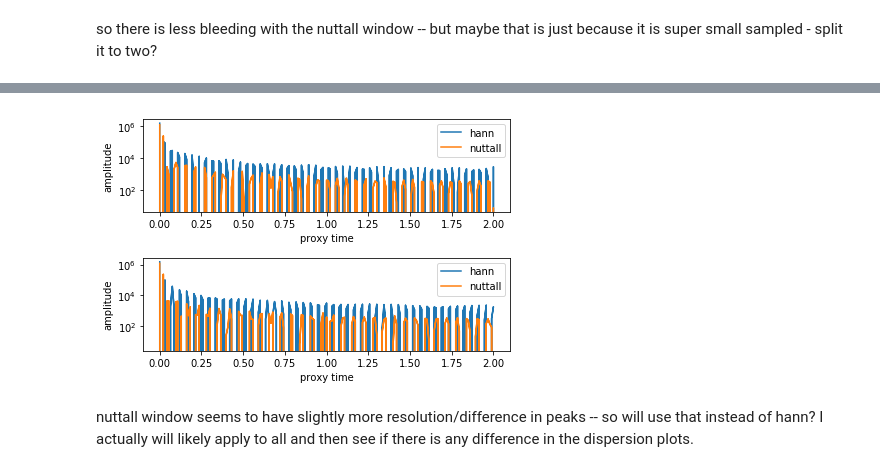
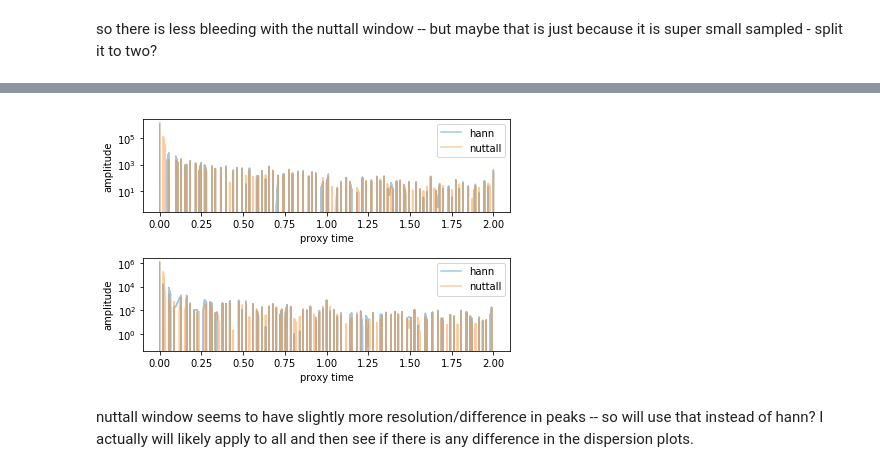
Before and after one commit to csyhuang/python-climate-data-processing, a Jupyter notebook: submission_from_claire/40.5N-processing/windowing_tests.ipynb, the cells around one changed output, grey strips where cells are left out. Cells and saved outputs as stored; diff of their text form; code cells hidden in the pictures.

```diff
--- a/submission_from_claire/40.5N-processing/windowing_tests.ipynb
+++ b/submission_from_claire/40.5N-processing/windowing_tests.ipynb
@@ -305,7 +316,7 @@ for col in range(2):
             count = col
 
         plt.subplot(2,2,1 + count + row)
-        plt.plot(fftfreq(M,0.25), ffts2[col][row])
+        plt.plot(np.abs(fftfreq(M,0.25)), ffts2[col][row])
         plt.title(windows_list[1+col])
         plt.yscale("log")
         plt.xlabel("proxy time")
@@ -317,0 +329,38 @@ plt.show()
+# %%
+plt.clf()
+
+for row in range(2):
+    for col in range(3):
+        if row > 0:
+            count = col + 3
+        else:
+            count = col
+
+        plt.subplot(2,3,1+count)
+        plt.plot(np.abs(fftfreq(M, 0.15)), ffts[row][col])
+        plt.title(windows_list[1+row])
+        plt.yscale("log")
+        plt.xlabel("proxy time")
+        plt.ylabel("amplitude")
+
+plt.tight_layout()
+plt.show()
+
+plt.clf()
+
+for col in range(2):
+    for row in range(2):
+        if col > 0:
+            count = col + 1
+        else:
+            count = col
+
+        plt.subplot(2,2,1 + count + row)
+        plt.plot(np.abs(fftfreq(M,0.25)), ffts2[col][row])
+        plt.title(windows_list[1+col])
+        plt.yscale("log")
+        plt.xlabel("proxy time")
+        plt.ylabel("amplitude")
+
+plt.tight_layout()
+plt.show()
@@ -318,19 +370,19 @@ plt.show()
 # %%
 plt.clf()
 
 for row in range(2):
 
     plt.subplot(2,1,1+row)
-    plt.plot(np.abs(fftfreq(M,0.25)), ffts2[0][row], label = windows_list[1])
-    plt.plot(np.abs(fftfreq(M,0.25)), ffts2[1][row], label = windows_list[2])
+    plt.plot(np.abs(fftfreq(M,0.25)), ffts2[0][row], label = windows_list[1], alpha = 0.4)
+    plt.plot(np.abs(fftfreq(M,0.25)), ffts2[1][row], label = windows_list[2], alpha = 0.4)
     plt.yscale("log")
     plt.legend()
     plt.xlabel("proxy time")
     plt.ylabel("amplitude")
 
 plt.tight_layout()
 plt.show()
 # %% [output]
-[figure, old version]
+[figure, new version]
 # %% [markdown]
 nuttall window seems to have slightly more resolution/difference in peaks -- so will use that instead of hann? I actually will likely apply to all and then see if there is any difference in the dispersion plots.
```
Also changed, not shown: parts of 10 cells of this notebook.
